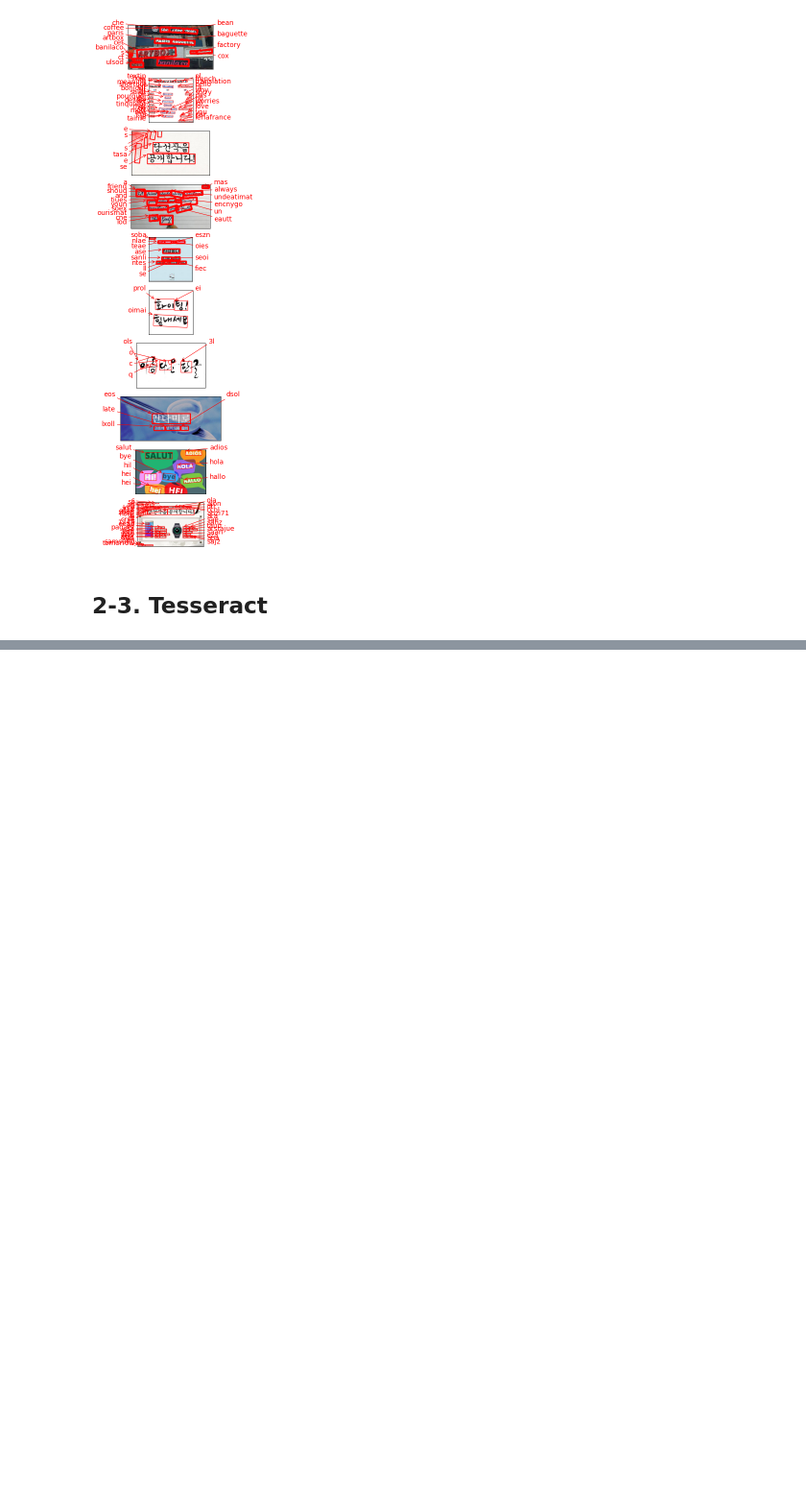
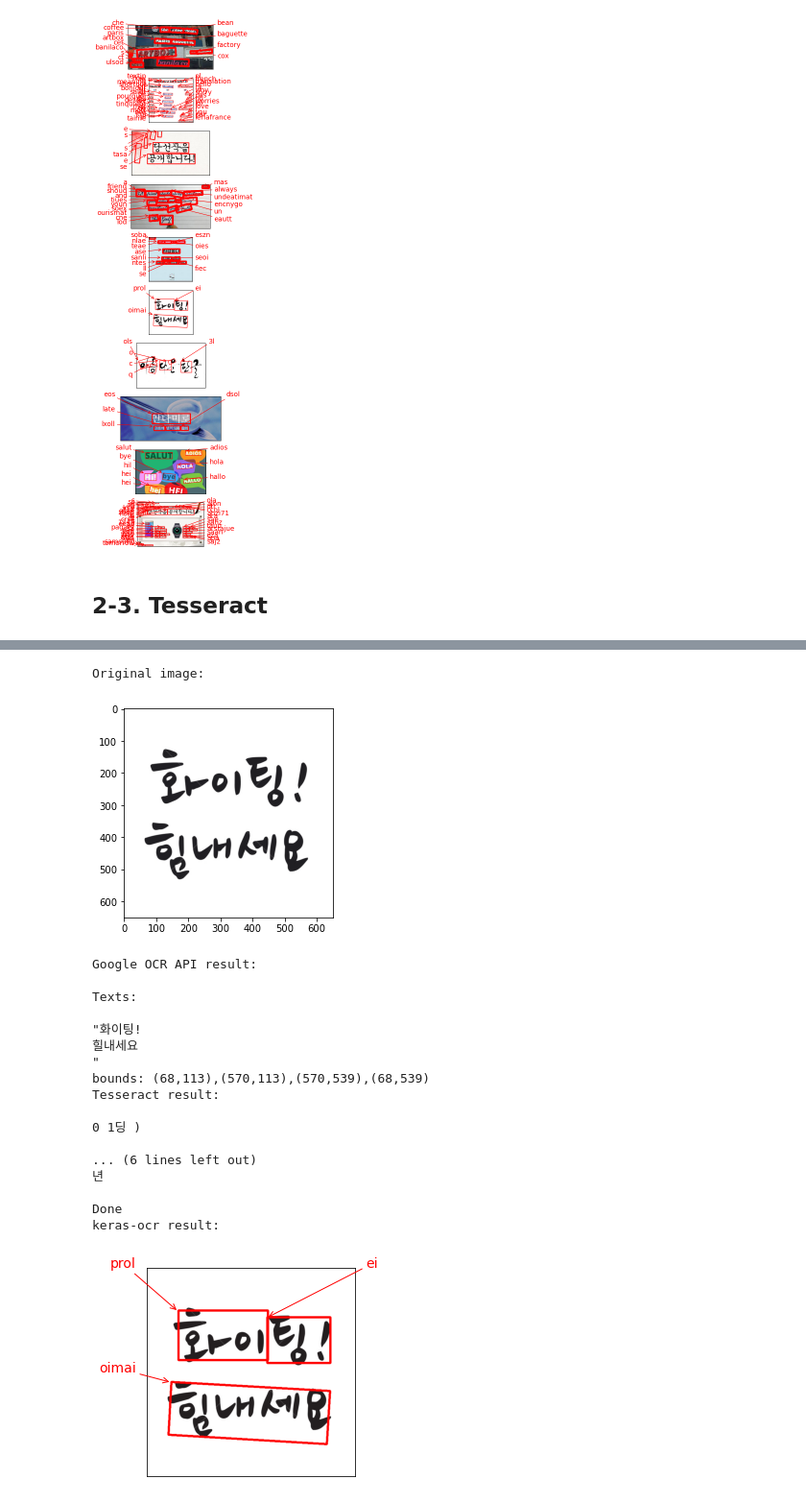
Before and after one commit to miinkang/AI_Project_AIFFEL, a Jupyter notebook: [E-18]OCR.ipynb, the cells around one changed output, grey strips where cells are left out. Shown at 96% size. Saved outputs shown, nothing was run; the diff lists cells and outputs as text; code cells hidden in the pictures; blank space fills up the shorter version.

```diff
--- a/[E-18]OCR.ipynb
+++ b/[E-18]OCR.ipynb
@@ -316,0 +373,23 @@ KeyboardInterrupt:
+# %%
+ocr_model_comparison(5)
+# %% [output]
+Original image:
+[figure, added]
+Google OCR API result:
+
+Texts:
+
+"화이팅!
+힐내세요
+"
+bounds: (68,113),(570,113),(570,539),(68,539)
+Tesseract result:
+
+0 1딩 )
+
+... (6 lines left out)
+년
+
+Done
+keras-ocr result:
+[figure, added]
```
Also changed, not shown: parts of 34 cells of this notebook.
